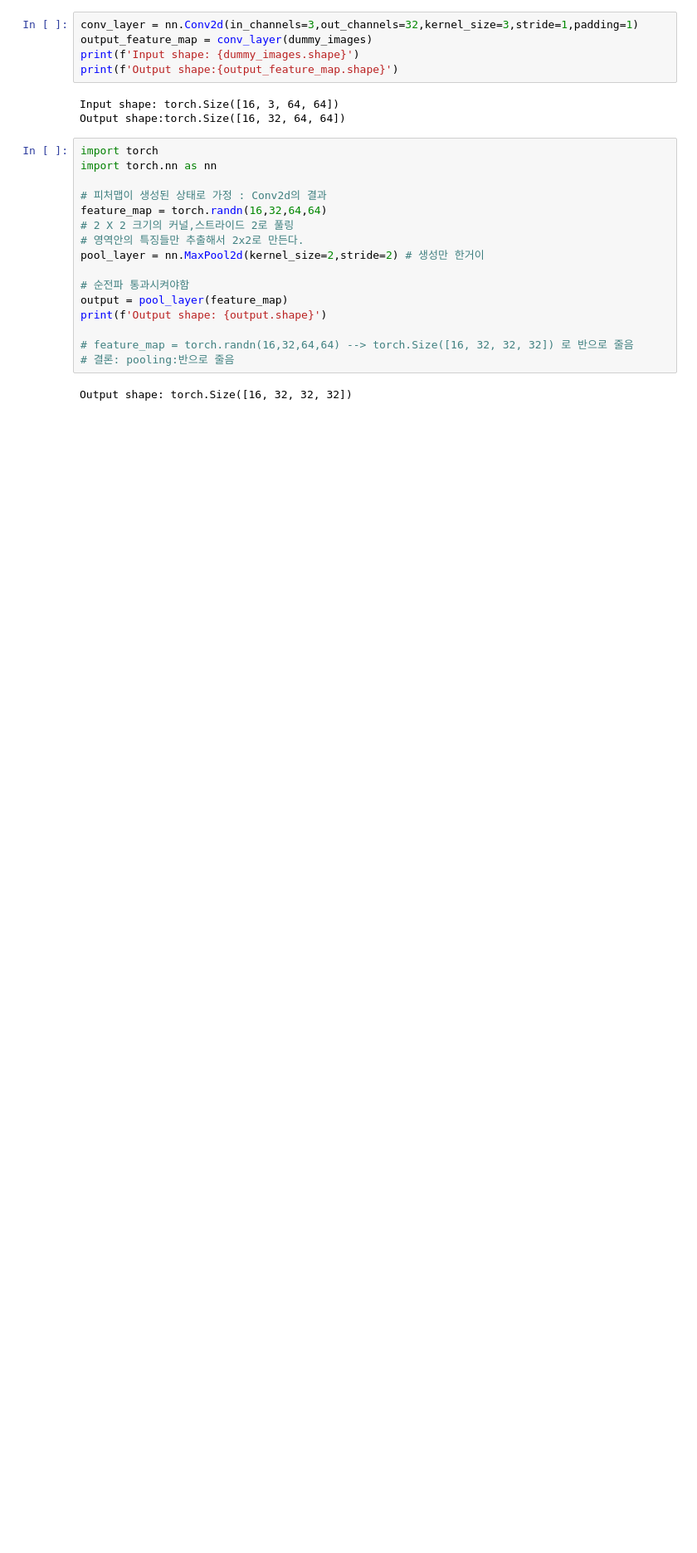
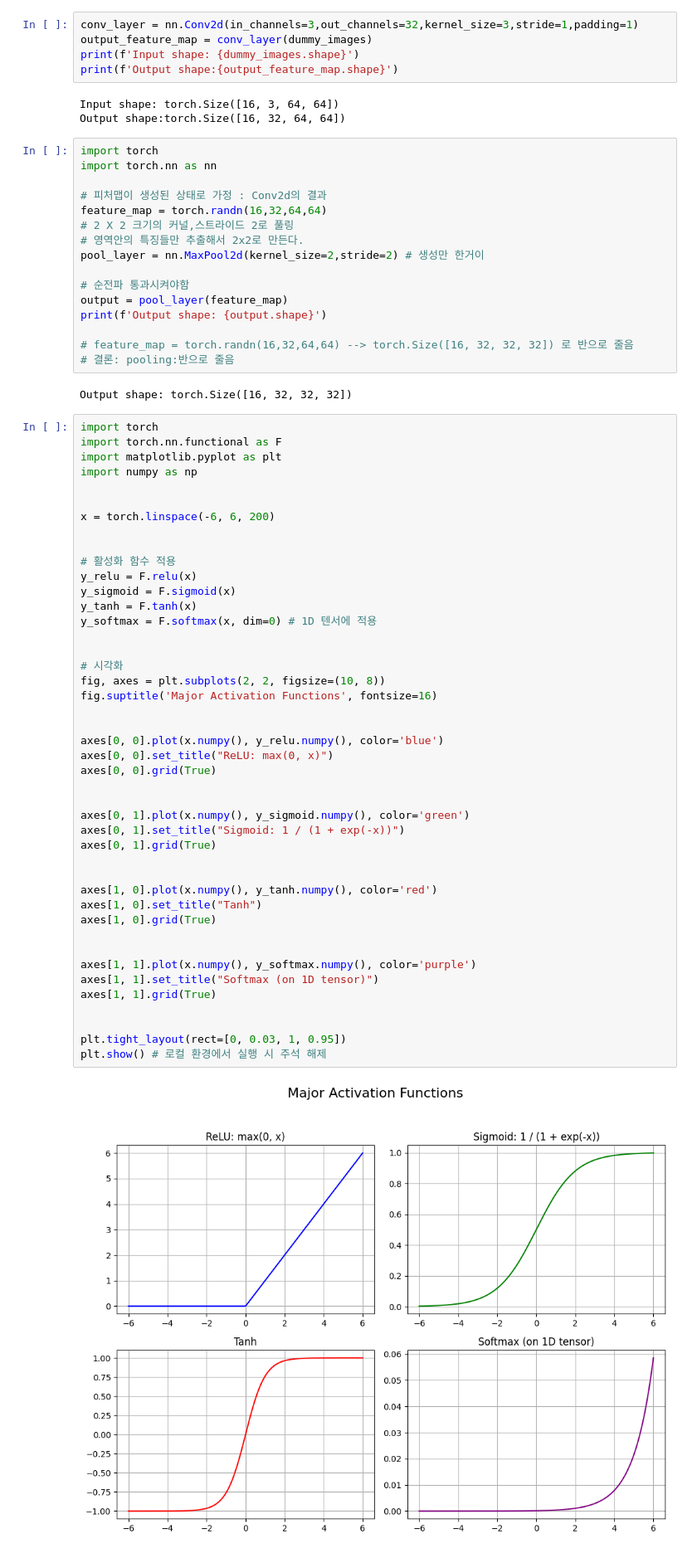
Before and after one commit to nli830052-cmd/dl_dev, a Jupyter notebook: src/part4/code_test.ipynb, the cells around one changed output. Shown at 83% size. Cells and saved outputs as stored; diff of their text form; blank space fills up the shorter version.

```diff
--- a/src/part4/code_test.ipynb
+++ b/src/part4/code_test.ipynb
@@ -342,3 +347,49 @@ print(f'Output shape: {output.shape}')
 # 결론: pooling:반으로 줄음
 # %% [output]
 Output shape: torch.Size([16, 32, 32, 32])
+# %%
+import torch
+import torch.nn.functional as F
+import matplotlib.pyplot as plt
+import numpy as np
+
+
+x = torch.linspace(-6, 6, 200)
+
+
+# 활성화 함수 적용
+y_relu = F.relu(x)
+y_sigmoid = F.sigmoid(x)
+y_tanh = F.tanh(x)
+y_softmax = F.softmax(x, dim=0) # 1D 텐서에 적용
+
+
+# 시각화
+fig, axes = plt.subplots(2, 2, figsize=(10, 8))
+fig.suptitle('Major Activation Functions', fontsize=16)
+
+
+axes[0, 0].plot(x.numpy(), y_relu.numpy(), color='blue')
+axes[0, 0].set_title("ReLU: max(0, x)")
+axes[0, 0].grid(True)
+
+
+axes[0, 1].plot(x.numpy(), y_sigmoid.numpy(), color='green')
+axes[0, 1].set_title("Sigmoid: 1 / (1 + exp(-x))")
+axes[0, 1].grid(True)
+
+
+axes[1, 0].plot(x.numpy(), y_tanh.numpy(), color='red')
+axes[1, 0].set_title("Tanh")
+axes[1, 0].grid(True)
+
+
+axes[1, 1].plot(x.numpy(), y_softmax.numpy(), color='purple')
+axes[1, 1].set_title("Softmax (on 1D tensor)")
+axes[1, 1].grid(True)
+
+
+plt.tight_layout(rect=[0, 0.03, 1, 0.95])
+plt.show() # 로컬 환경에서 실행 시 주석 해제
+# %% [output]
+[figure, added]
```
Also changed, not shown: parts of 1 cell of this notebook, 9 other files.
